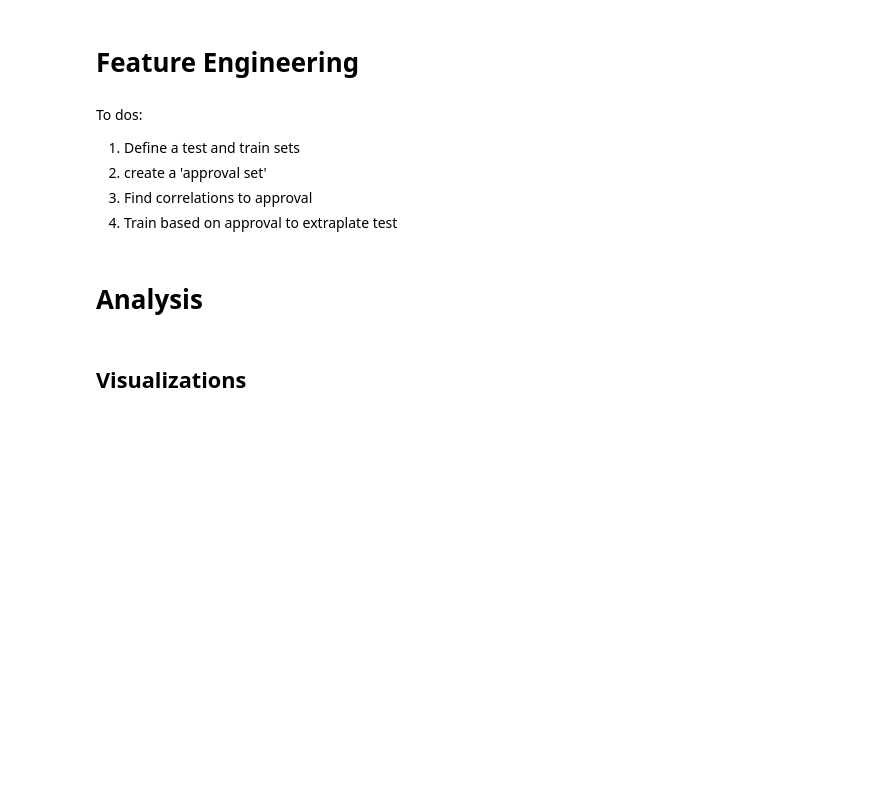
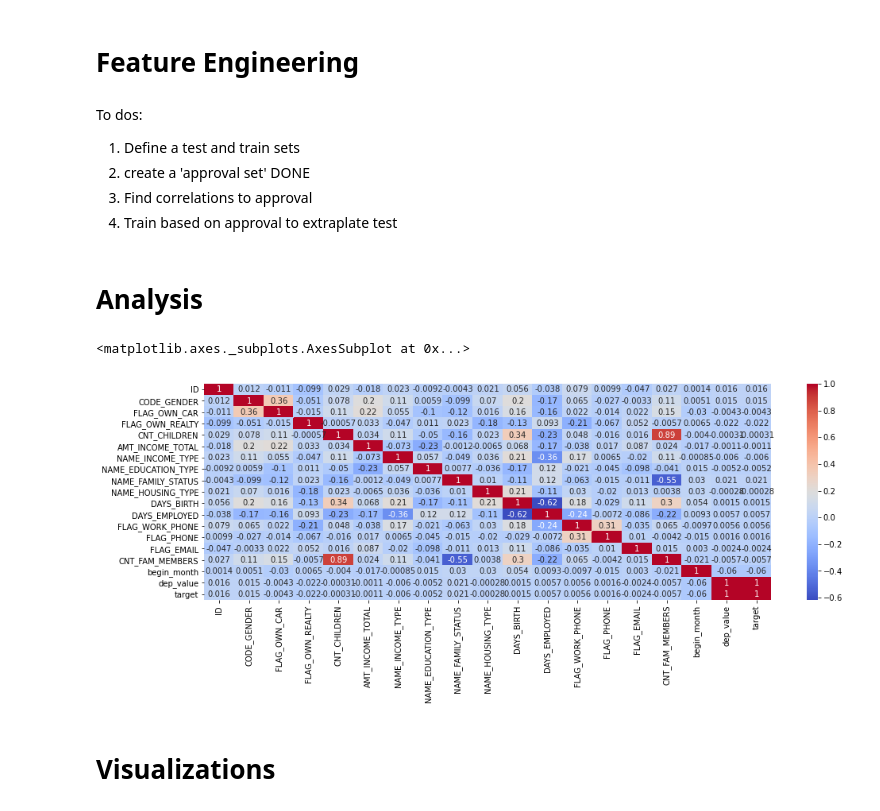
Before and after one commit to jtvkw2/Credit-Card-Approval-Prediction, a Jupyter notebook: Credit Card Approval Prediction.ipynb, the cells around one changed output. Drawn from its saved outputs; the diff is of its cells as text; code cells hidden in the pictures; blank space fills up the shorter version.

Commit message:
Added approval state

```diff
--- a/Credit Card Approval Prediction.ipynb
+++ b/Credit Card Approval Prediction.ipynb
@@ -50,6 +140,7 @@ def dummyEncode(df):
             print('Error encoding '+feature)
     return df
 # %%
-app_data.drop('OCCUPATION_TYPE', axis=1, inplace=True)
-app_data = dummyEncode(app_data)
-app_data.head()
+new_data.drop('OCCUPATION_TYPE', axis=1, inplace=True)
+new_data.drop('FLAG_MOBIL', axis=1, inplace=True)
+data = dummyEncode(new_data)
+data.head()
@@ -59,7 +157,7 @@ app_data.head()
 # %% [markdown]
 To dos:
 1. Define a test and train sets
-2. create a 'approval set'
+2. create a 'approval set' DONE
 3. Find correlations to approval
 4. Train based on approval to extraplate test
 # %%
@@ -80,10 +178,13 @@ train.head()
 <a id = "analysis"></a>
 # Analysis
 # %%
-cols = app_data.columns[:50]
+cols = data.columns[:50]
 plt.figure(figsize = (16,5))
-sns.heatmap(app_data[cols].corr(), annot = True, cmap= 'coolwarm', fmt='.2g')
+sns.heatmap(data[cols].corr(), annot = True, cmap= 'coolwarm', fmt='.2g')
+# %% [output]
+<matplotlib.axes._subplots.AxesSubplot at 0x...>
+[figure, added]
 # %% [markdown]
 <a id = "visual"></a>
-## Visualizations
+# Visualizations
 # %%
```
Also changed, not shown: parts of 18 cells of this notebook.
